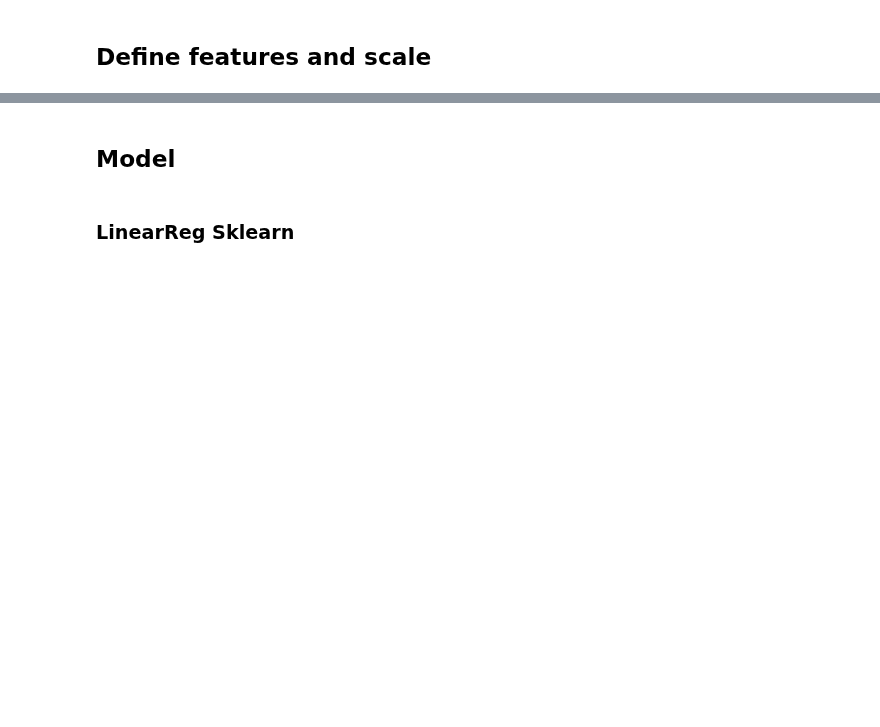
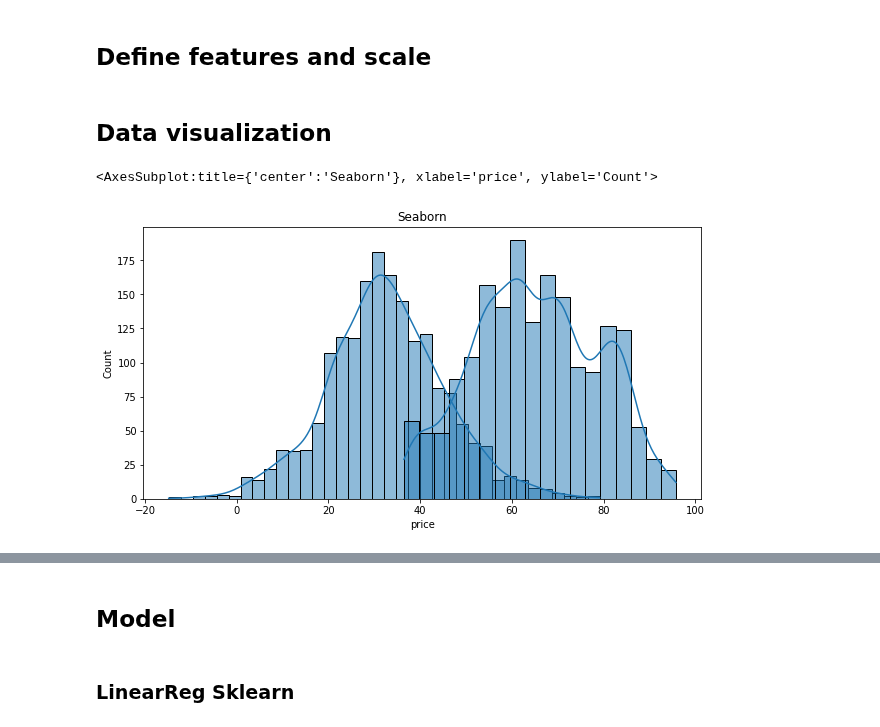
Before and after one commit to Guli-Y/ElectricityPricePredictor, a Jupyter notebook: notebooks/griseldo_replication.ipynb, the cells around one changed output, grey strips where cells are left out. Drawn from its saved outputs; the diff is of its cells as text; code cells hidden in the pictures; blank space fills up the shorter version.

Commit message:
added coal data

```diff
--- a/notebooks/griseldo_replication.ipynb
+++ b/notebooks/griseldo_replication.ipynb
@@ -71,9 +124,0 @@ df.columns
-# %%
-df=df.drop(columns=['mon', 'tue', 'wed', 'thur', 'fri',
-       'sat', 'sun'])
-# %%
-df = df.drop(columns=['price'])
-# %%
-df = df.drop(columns=['temp'])
-# %%
-df = df.drop(columns=['humidity'])
@@ -96,3 +170,5 @@ y = df.price
 # %%
 scaler = MinMaxScaler()
 X_scaled = scaler.fit_transform(X)
+# %% [markdown]
+## Data visualization
@@ -98,0 +179,10 @@ X_scaled = scaler.fit_transform(X)
+# %%
+plt.figure(figsize=(10, 5))
+
+
+plt.title('Seaborn')
+sns.histplot(df['price'], kde=True);
+sns.histplot(df['coal_price'], kde=True)
+# %% [output]
+<AxesSubplot:title={'center':'Seaborn'}, xlabel='price', ylabel='Count'>
+[figure, added]
```
Also changed, not shown: parts of 92 cells of this notebook.
